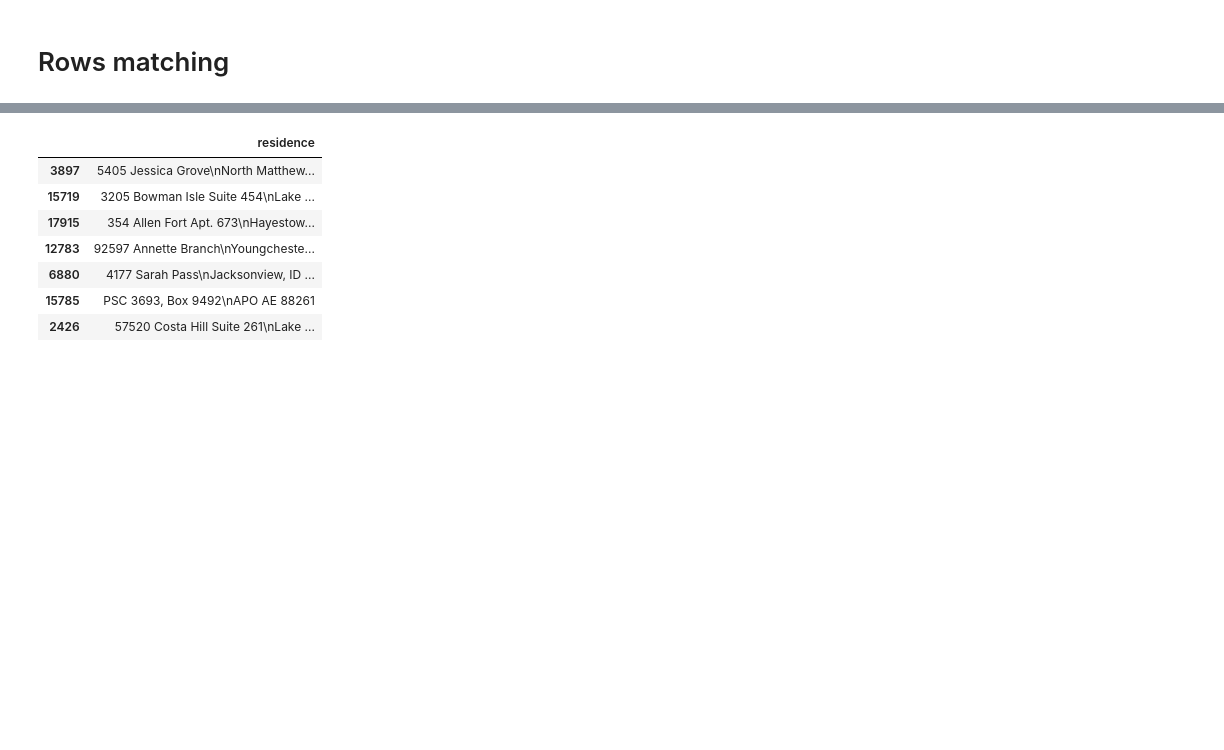
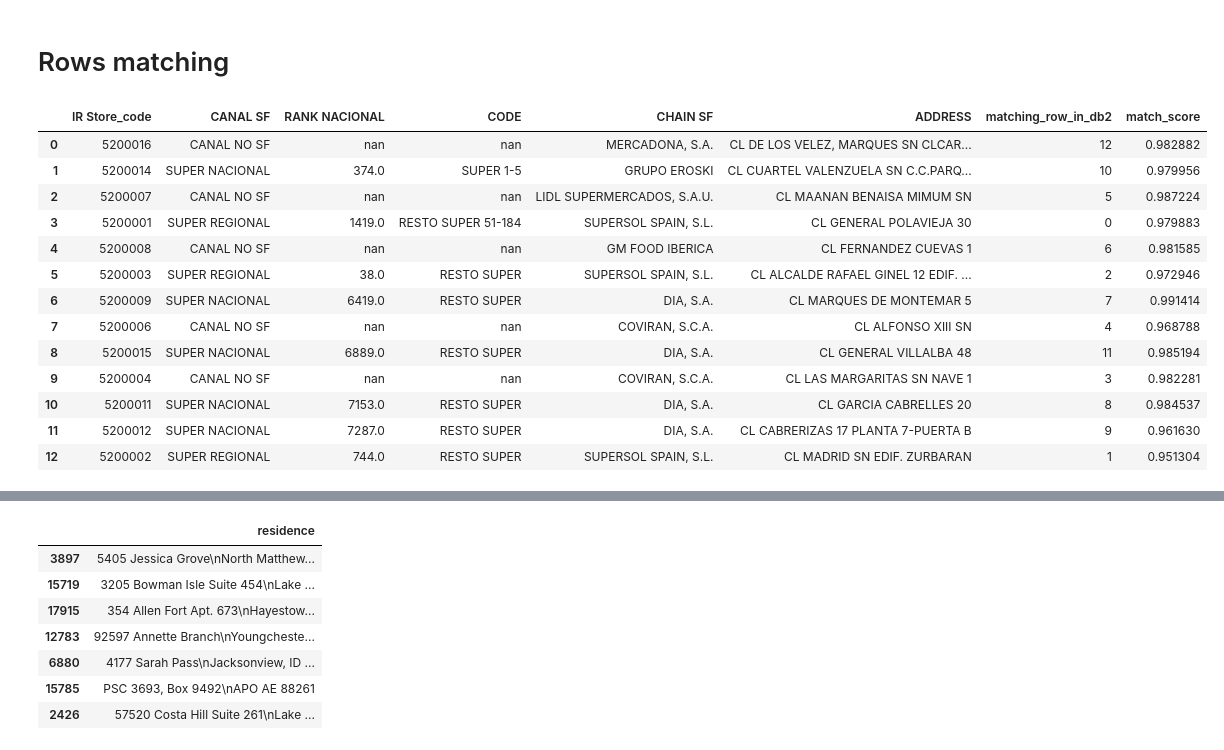
Before and after one commit to ivsanro1/research, a Jupyter notebook: record_linkage/content_aware_column_match_detection_between_databases.ipynb, the cells around one changed output, grey strips where cells are left out. Drawn from its saved outputs; the diff is of its cells as text; code cells hidden in the pictures; blank space fills up the shorter version.

```diff
--- a/record_linkage/content_aware_column_match_detection_between_databases.ipynb
+++ b/record_linkage/content_aware_column_match_detection_between_databases.ipynb
@@ -167,0 +387,5 @@ db2 = db2.sample(frac=FRAC_KEPT_ROWS_DB2, random_state=288).reset_index()
+# %%
+df = spark.createDataFrame([("aaa bbbb cc",)], ["text"])
+tokenizer = Tokenizer(outputCol="words")
+tokenizer.setInputCol("text")
+tokenizer.transform(df).head()
@@ -225,0 +550,17 @@ TFIDF_VOCAB
+# %%
+from IPython.core.display import Markdown, HTML
+THR_SIM_COL = 0.5
+display(Markdown(f'''
+### Detected column matches with high matching score between:
+ - DB1 (`{db1_name}`) and,
+ - DB2 (`{db2_name}`)
+### Showing column matches with score `> {THR_SIM_COL}`
+'''))
+
+df_c1c2_filtered = df_c1c2.query(f'sim > {THR_SIM_COL}').rename(columns={
+    'c1': f'Column in {db1_name}',
+    'c2': f'Column in {db2_name}',
+    'sim': 'match_score (column)',
+})
+
+display(HTML(df_c1c2_filtered.to_html(index=False)))
@@ -225,0 +605,2 @@ TFIDF_VOCAB
+# %%
+d_name_map_c1c2 = df_c1c2_filtered[['Column in POS', 'Column in Nielsen']].set_index('Column in POS').to_dict()['Column in Nielsen']
@@ -277,3 +686,20 @@ matching_row_in_db2_top5 = np.array(list_top5)
 clock.tack('time_argsort_for_topk')
 # %%
 db1['matching_row_in_db2_top5'] = [row for row in matching_row_in_db2_top5]
+# %%
+db1[['IR Store_code','CANAL SF','RANK NACIONAL','CODE','CHAIN SF','ADDRESS', 'matching_row_in_db2', 'sim']].rename(columns={'sim': 'match_score'})
+# %% [output]
+|  | IR Store_code | CANAL SF | RANK NACIONAL | CODE | CHAIN SF | ADDRESS | matching_row_in_db2 | match_score |
+| 0 | 5200016 | CANAL NO SF | nan | nan | MERCADONA, S.A. | CL DE LOS VELEZ, MARQUES SN CLCAR... | 12 | 0.982882 |
+| 1 | 5200014 | SUPER NACIONAL | 374.0 | SUPER 1-5 | GRUPO EROSKI | CL CUARTEL VALENZUELA SN C.C.PARQ... | 10 | 0.979956 |
+| 2 | 5200007 | CANAL NO SF | nan | nan | LIDL SUPERMERCADOS, S.A.U. | CL MAANAN BENAISA MIMUM SN | 5 | 0.987224 |
+| 3 | 5200001 | SUPER REGIONAL | 1419.0 | RESTO SUPER 51-184 | SUPERSOL SPAIN, S.L. | CL GENERAL POLAVIEJA 30 | 0 | 0.979883 |
+| 4 | 5200008 | CANAL NO SF | nan | nan | GM FOOD IBERICA | CL FERNANDEZ CUEVAS 1 | 6 | 0.981585 |
+| 5 | 5200003 | SUPER REGIONAL | 38.0 | RESTO SUPER | SUPERSOL SPAIN, S.L. | CL ALCALDE RAFAEL GINEL 12 EDIF. ... | 2 | 0.972946 |
+| 6 | 5200009 | SUPER NACIONAL | 6419.0 | RESTO SUPER | DIA, S.A. | CL MARQUES DE MONTEMAR 5 | 7 | 0.991414 |
+| 7 | 5200006 | CANAL NO SF | nan | nan | COVIRAN, S.C.A. | CL ALFONSO XIII SN | 4 | 0.968788 |
+| 8 | 5200015 | SUPER NACIONAL | 6889.0 | RESTO SUPER | DIA, S.A. | CL GENERAL VILLALBA 48 | 11 | 0.985194 |
+| 9 | 5200004 | CANAL NO SF | nan | nan | COVIRAN, S.C.A. | CL LAS MARGARITAS SN NAVE 1 | 3 | 0.982281 |
+| 10 | 5200011 | SUPER NACIONAL | 7153.0 | RESTO SUPER | DIA, S.A. | CL GARCIA CABRELLES 20 | 8 | 0.984537 |
+| 11 | 5200012 | SUPER NACIONAL | 7287.0 | RESTO SUPER | DIA, S.A. | CL CABRERIZAS 17 PLANTA 7-PUERTA B | 9 | 0.961630 |
+| 12 | 5200002 | SUPER REGIONAL | 744.0 | RESTO SUPER | SUPERSOL SPAIN, S.L. | CL MADRID SN EDIF. ZURBARAN | 1 | 0.951304 |
```
Also changed, not shown: parts of 78 cells of this notebook.
